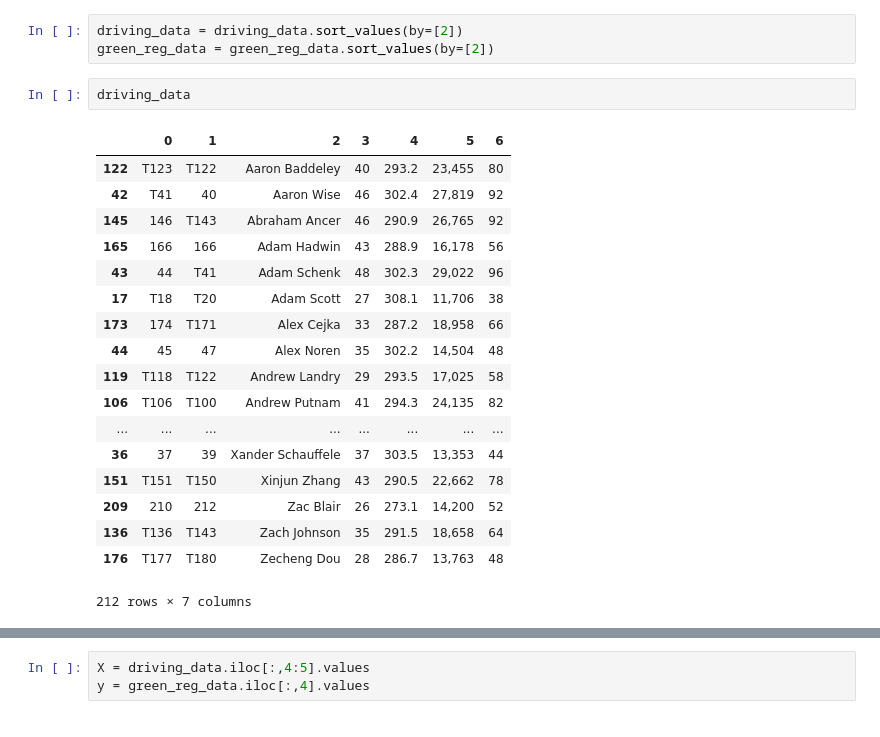
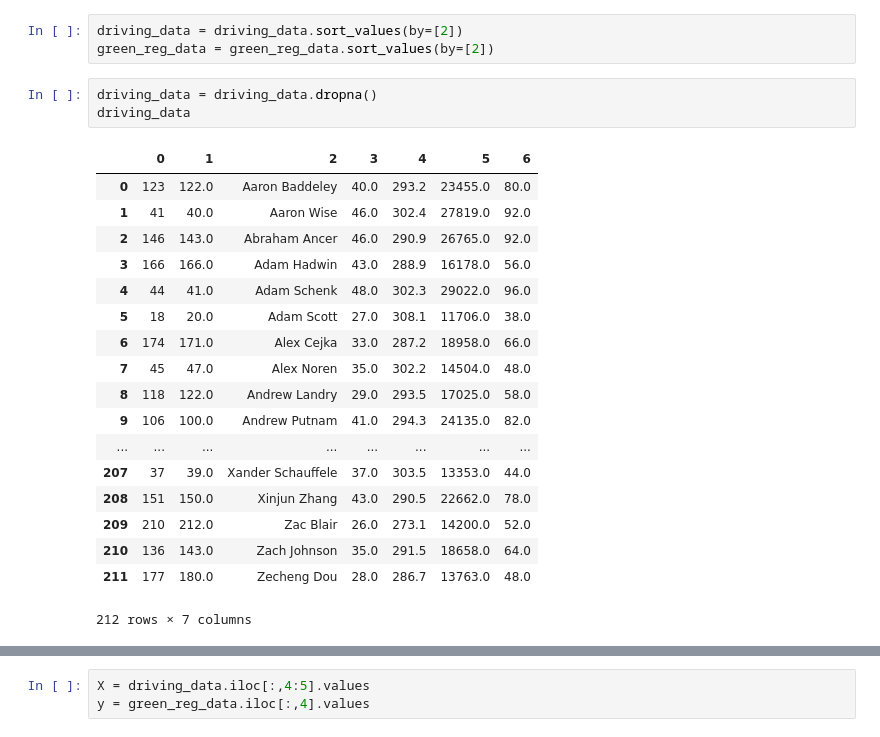
Before and after one commit to treyham91/pytest, a Jupyter notebook: golf_DrivingDistVsGreenInRegAnalysis.ipynb, the cells around one changed output, grey strips where cells are left out. Drawn from its saved outputs; the diff is of its cells as text.

```diff
--- a/golf_DrivingDistVsGreenInRegAnalysis.ipynb
+++ b/golf_DrivingDistVsGreenInRegAnalysis.ipynb
@@ -47,27 +49,28 @@ We will also want to sort the DataFrame so that each player matches their drivin
 # %%
 driving_data = driving_data.sort_values(by=[2])
 green_reg_data = green_reg_data.sort_values(by=[2])
-# %%
-driving_data
-# %% [output]
-|  | 0 | 1 | 2 | 3 | 4 | 5 | 6 |
-| 122 | T123 | T122 | Aaron Baddeley | 40 | 293.2 | 23,455 | 80 |
-| 42 | T41 | 40 | Aaron Wise | 46 | 302.4 | 27,819 | 92 |
-| 145 | 146 | T143 | Abraham Ancer | 46 | 290.9 | 26,765 | 92 |
-| 165 | 166 | 166 | Adam Hadwin | 43 | 288.9 | 16,178 | 56 |
-| 43 | 44 | T41 | Adam Schenk | 48 | 302.3 | 29,022 | 96 |
-| 17 | T18 | T20 | Adam Scott | 27 | 308.1 | 11,706 | 38 |
-| 173 | 174 | T171 | Alex Cejka | 33 | 287.2 | 18,958 | 66 |
-| 44 | 45 | 47 | Alex Noren | 35 | 302.2 | 14,504 | 48 |
-| 119 | T118 | T122 | Andrew Landry | 29 | 293.5 | 17,025 | 58 |
-| 106 | T106 | T100 | Andrew Putnam | 41 | 294.3 | 24,135 | 82 |
-| ... | ... | ... | ... | ... | ... | ... | ... |
-| 36 | 37 | 39 | Xander Schauffele | 37 | 303.5 | 13,353 | 44 |
-| 151 | T151 | T150 | Xinjun Zhang | 43 | 290.5 | 22,662 | 78 |
-| 209 | 210 | 212 | Zac Blair | 26 | 273.1 | 14,200 | 52 |
-| 136 | T136 | T143 | Zach Johnson | 35 | 291.5 | 18,658 | 64 |
-| 176 | T177 | T180 | Zecheng Dou | 28 | 286.7 | 13,763 | 48 |
-212 rows × 7 columns
+# %%
+driving_data = driving_data.dropna()
+driving_data
+# %% [output]
+|  | 0 | 1 | 2 | 3 | 4 | 5 | 6 |
+| 0 | 123 | 122.0 | Aaron Baddeley | 40.0 | 293.2 | 23455.0 | 80.0 |
+| 1 | 41 | 40.0 | Aaron Wise | 46.0 | 302.4 | 27819.0 | 92.0 |
+| 2 | 146 | 143.0 | Abraham Ancer | 46.0 | 290.9 | 26765.0 | 92.0 |
+| 3 | 166 | 166.0 | Adam Hadwin | 43.0 | 288.9 | 16178.0 | 56.0 |
+| 4 | 44 | 41.0 | Adam Schenk | 48.0 | 302.3 | 29022.0 | 96.0 |
+| 5 | 18 | 20.0 | Adam Scott | 27.0 | 308.1 | 11706.0 | 38.0 |
+| 6 | 174 | 171.0 | Alex Cejka | 33.0 | 287.2 | 18958.0 | 66.0 |
+| 7 | 45 | 47.0 | Alex Noren | 35.0 | 302.2 | 14504.0 | 48.0 |
+| 8 | 118 | 122.0 | Andrew Landry | 29.0 | 293.5 | 17025.0 | 58.0 |
+| 9 | 106 | 100.0 | Andrew Putnam | 41.0 | 294.3 | 24135.0 | 82.0 |
+| ... | ... | ... | ... | ... | ... | ... | ... |
+| 207 | 37 | 39.0 | Xander Schauffele | 37.0 | 303.5 | 13353.0 | 44.0 |
+| 208 | 151 | 150.0 | Xinjun Zhang | 43.0 | 290.5 | 22662.0 | 78.0 |
+| 209 | 210 | 212.0 | Zac Blair | 26.0 | 273.1 | 14200.0 | 52.0 |
+| 210 | 136 | 143.0 | Zach Johnson | 35.0 | 291.5 | 18658.0 | 64.0 |
+| 211 | 177 | 180.0 | Zecheng Dou | 28.0 | 286.7 | 13763.0 | 48.0 |
+212 rows × 7 columns
 # %%
 green_reg_data
 # %% [output]
```
Also changed, not shown: parts of 20 cells of this notebook, 2 other files.
